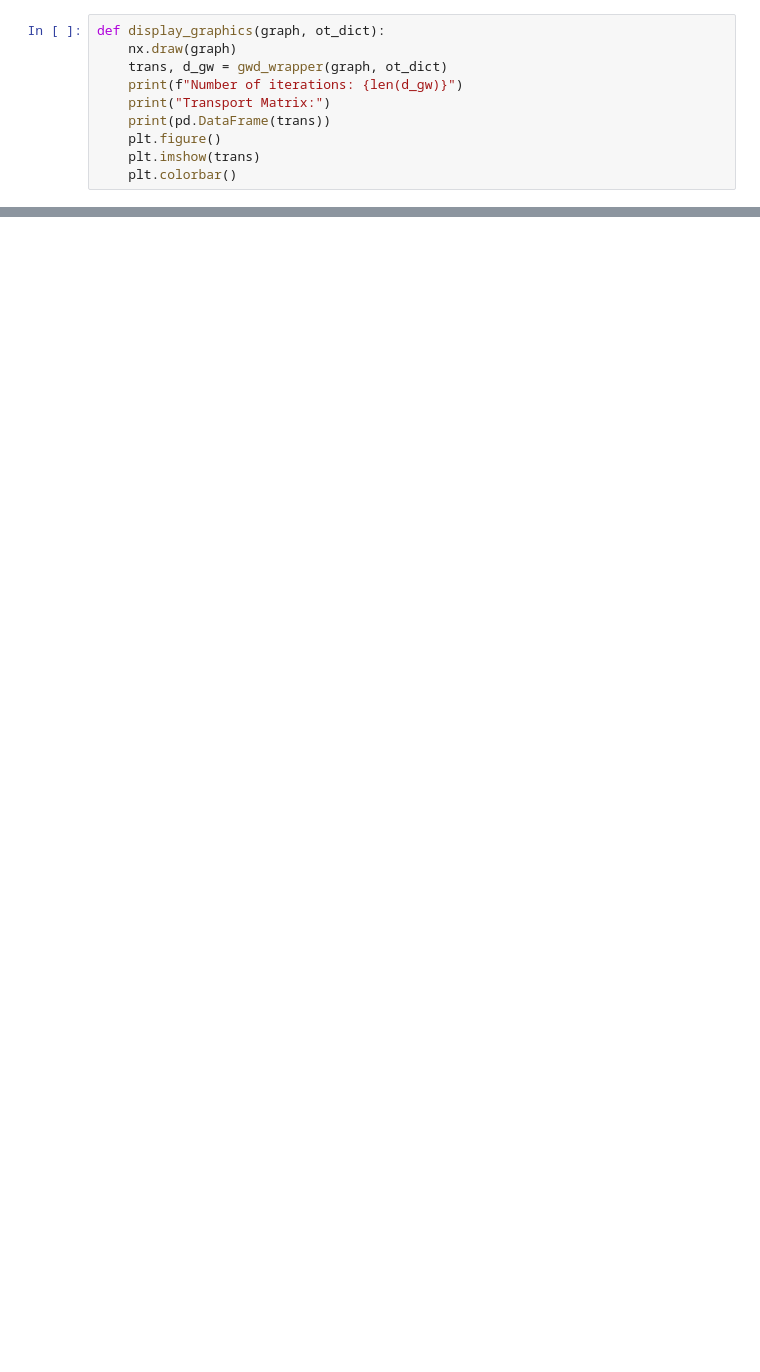
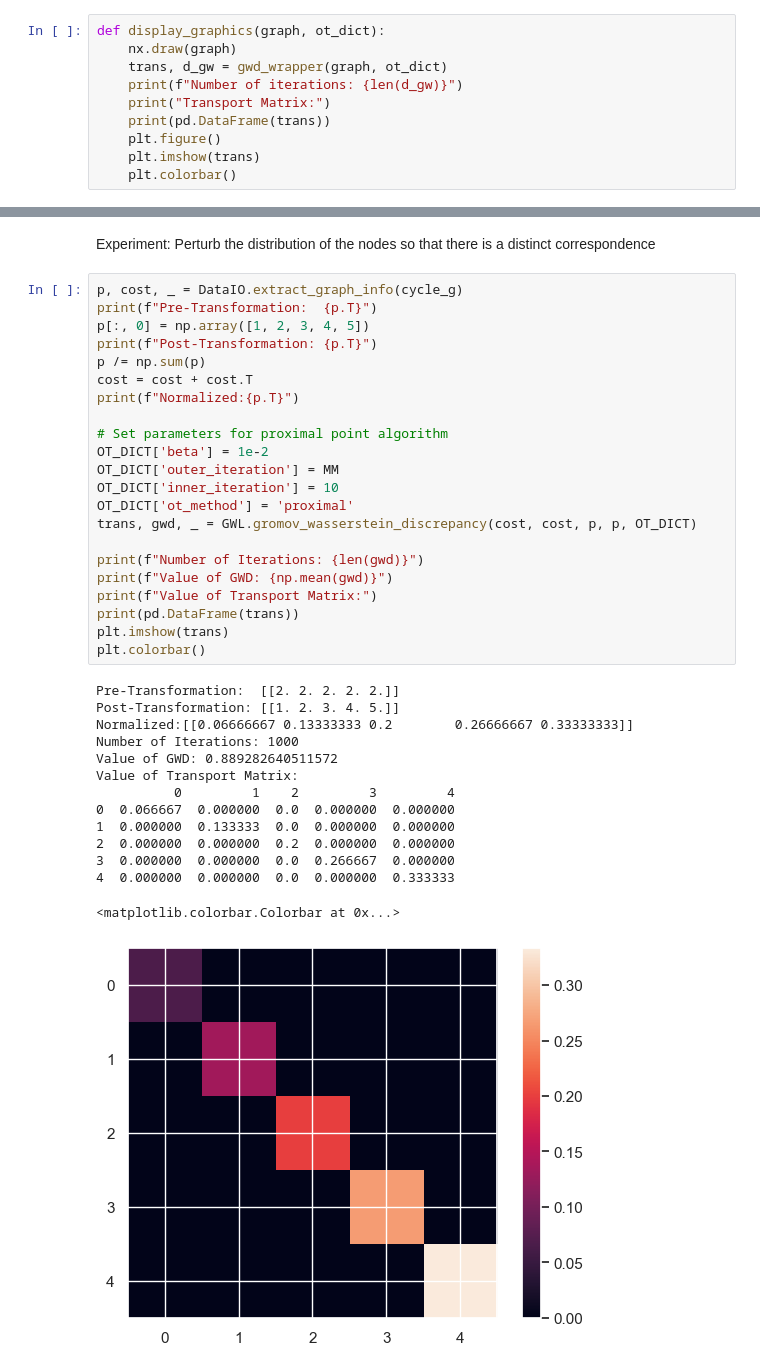
Before and after one commit to KataTech/Relational-Factorization-Model, a Jupyter notebook: notebooks/debug_gwd.ipynb, the cells around one changed output, grey strips where cells are left out. Cells and saved outputs as stored; diff of their text form; blank space fills up the shorter version.

```diff
--- a/notebooks/debug_gwd.ipynb
+++ b/notebooks/debug_gwd.ipynb
@@ -206,0 +156,39 @@ Gromov-Wasserstein Distance
+# %% [markdown]
+Experiment: Perturb the distribution of the nodes so that there is a distinct correspondence
+# %%
+p, cost, _ = DataIO.extract_graph_info(cycle_g)
+print(f"Pre-Transformation:  {p.T}")
+p[:, 0] = np.array([1, 2, 3, 4, 5])
+print(f"Post-Transformation: {p.T}")
+p /= np.sum(p)
+cost = cost + cost.T
+print(f"Normalized:{p.T}")
+
+# Set parameters for proximal point algorithm
+OT_DICT['beta'] = 1e-2
+OT_DICT['outer_iteration'] = MM
+OT_DICT['inner_iteration'] = 10
+OT_DICT['ot_method'] = 'proximal'
+trans, gwd, _ = GWL.gromov_wasserstein_discrepancy(cost, cost, p, p, OT_DICT)
+
+print(f"Number of Iterations: {len(gwd)}")
+print(f"Value of GWD: {np.mean(gwd)}")
+print(f"Value of Transport Matrix:")
+print(pd.DataFrame(trans))
+plt.imshow(trans)
+plt.colorbar()
+# %% [output]
+Pre-Transformation:  [[2. 2. 2. 2. 2.]]
+Post-Transformation: [[1. 2. 3. 4. 5.]]
+Normalized:[[0.06666667 0.13333333 0.2        0.26666667 0.33333333]]
+Number of Iterations: 1000
+Value of GWD: 0.889282640511572
+Value of Transport Matrix:
+          0         1    2         3         4
+0  0.066667  0.000000  0.0  0.000000  0.000000
+1  0.000000  0.133333  0.0  0.000000  0.000000
+2  0.000000  0.000000  0.2  0.000000  0.000000
+3  0.000000  0.000000  0.0  0.266667  0.000000
+4  0.000000  0.000000  0.0  0.000000  0.333333
+<matplotlib.colorbar.Colorbar at 0x...>
+[figure, added]
```
Also changed, not shown: parts of 15 cells of this notebook.
